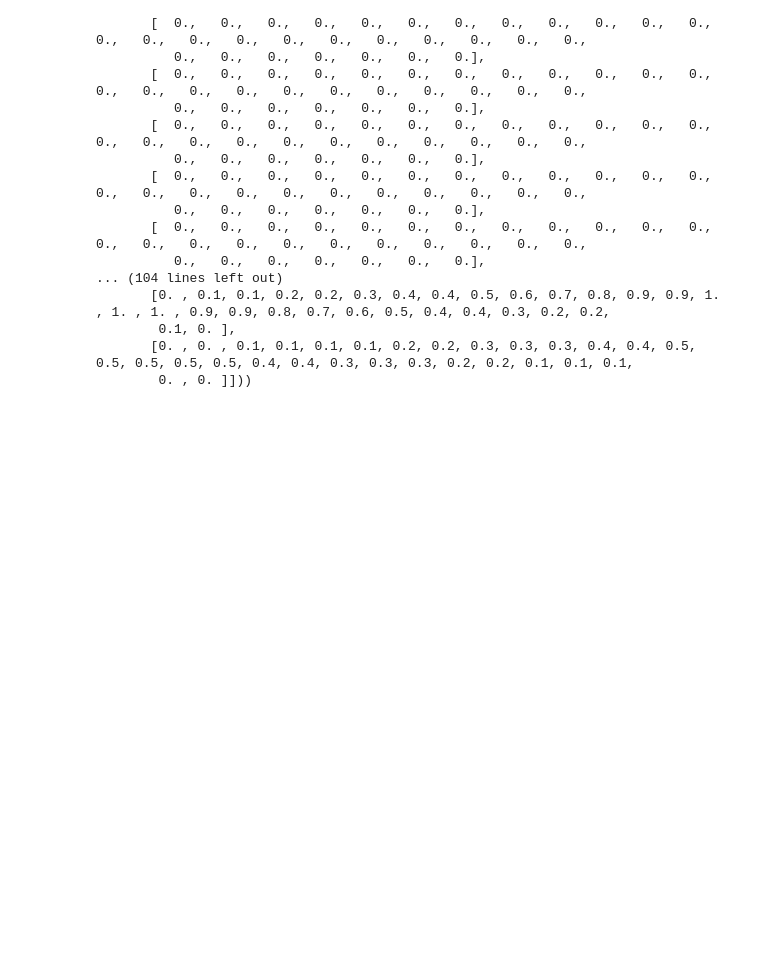
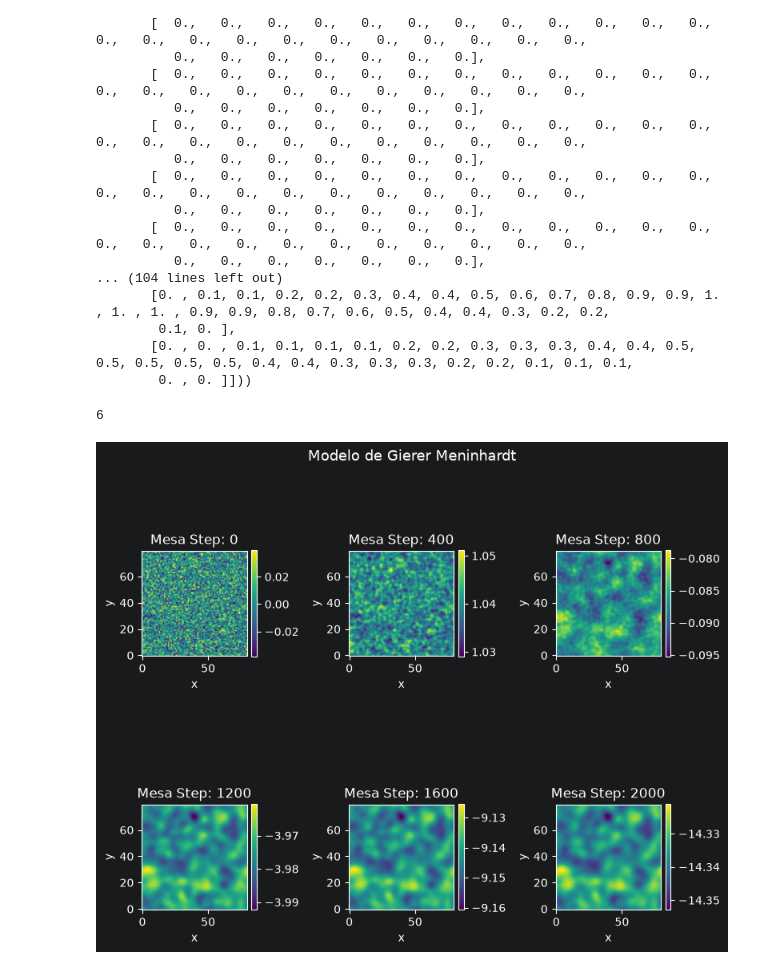
Before and after one commit to ChristianHSousa/Lab-Mesa-Python, a Jupyter notebook: Tutorial.ipynb, the cells around one changed output. Drawn from its saved outputs; the diff is of its cells as text; code cells hidden in the pictures; blank space fills up the shorter version.

Commit message:
Hierer Meninhardt Model

```diff
--- a/Tutorial.ipynb
+++ b/Tutorial.ipynb
@@ -127,0 +201,32 @@ print(snapshots[3])
+# %%
+model = Gierer_Meninhardt_Model(n=80)
+
+steps_to_capture = [0, 400, 800, 1200, 1600, 2000]
+snapshots = []
+
+for ste in range(2001):
+    if ste in steps_to_capture:
+        snapshots.append((ste, model.export()))
+    model.step()
+
+numShapes = len(snapshots)
+cols = 3
+rows = math.ceil(numShapes/cols)
+fig, axes = plt.subplots(rows, cols, figsize=(8, 7))
+axes = axes.flatten()
+print(len(snapshots))
+for idx, (s, data) in enumerate(snapshots):
+    im = axes[idx].imshow(data, cmap='viridis', origin='lower')
+    axes[idx].set_title(f'Mesa Step: {s}')
+    axes[idx].set_xlabel('x')
+    axes[idx].set_ylabel('y')
+    fig.colorbar(im, ax=axes[idx], fraction=0.046,pad=0.04)
+
+plt.suptitle('Modelo de Gierer Meninhardt', fontsize=13)
+plt.tight_layout()
+plt.show()
+
+np.set_printoptions(precision=1, suppress=True, linewidth=150)
+# %% [output]
+6
+[figure, added]
```
Also changed, not shown: parts of 3 cells of this notebook.
